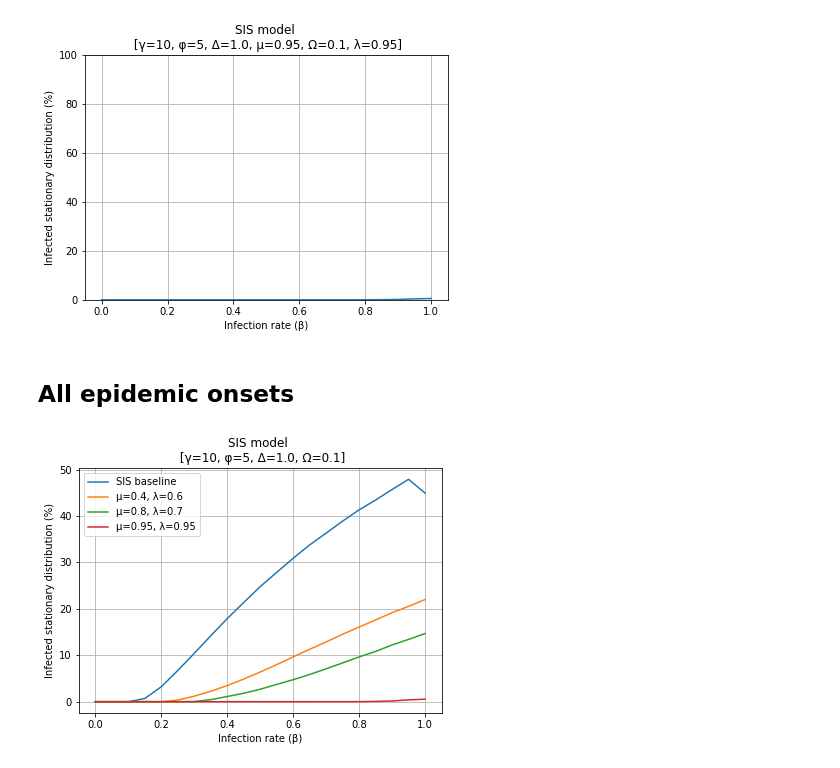
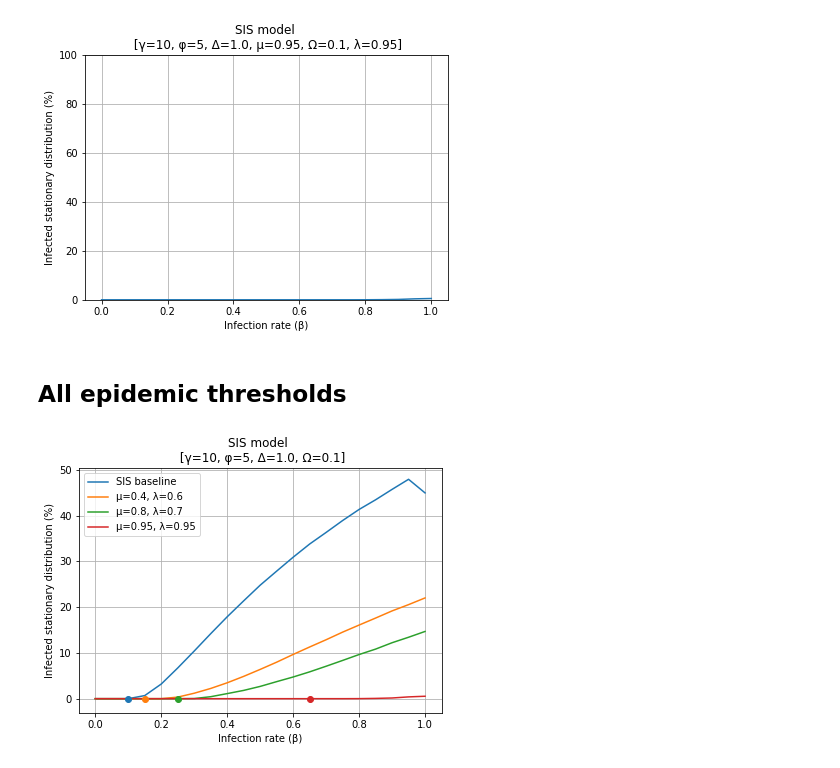
Before and after one commit to PPSantos/network-epidemics, a Jupyter notebook: SIS.ipynb, the cells around one changed output. Drawn from its saved outputs; the diff is of its cells as text; code cells hidden in the pictures.

Commit message:
Updated SIS plots

```diff
--- a/SIS.ipynb
+++ b/SIS.ipynb
@@ -715,33 +715,42 @@ np.save("output/epidemic_onset_4", results)
 # %% [output]
 [figure]
 # %% [markdown]
-## All epidemic onsets
+## All epidemic thresholds
 # %%
 PARAMETERS = [0.0, 0.05, 0.1, 0.15, 0.2, 0.25, 0.3, 0.35, 0.4, 0.45, 0.5,
               0.55, 0.6, 0.65, 0.7, 0.75, 0.8, 0.85, 0.9, 0.95, 1.0]
 FILES = ['output/epidemic_onset_1.npy', 'output/epidemic_onset_2.npy', 'output/epidemic_onset_3.npy', 'output/epidemic_onset_4.npy']
 
 LABELS = ['SIS baseline', '\u03BC=0.4, \u03BB=0.6', '\u03BC=0.8, \u03BB=0.7', '\u03BC=0.95, \u03BB=0.95']
 
 fig = plt.figure()
 fig.set_size_inches(6.5, 4.5)
 
 results = np.zeros((len(PARAMETERS)))
 
+#print(PARAMETERS)
+
 for f in FILES:
     results = np.load(f)
+    #print(results)
 
     plt.plot(PARAMETERS, results*100)
+
+# Plot epidemic thresholds.
+plt.scatter([0.1], [0.0], zorder=10)
+plt.scatter([0.15], [0.0], zorder=10)
+plt.scatter([0.25], [0.0], zorder=10)
+plt.scatter([0.65], [0.0], zorder=10)
 
 plt.xlabel('Infection rate (\u03B2)')
 plt.ylabel('Infected stationary distribution (%)')
 plt.title("SIS model \n [\u03B3=10, \u03C6=5, \u0394=1.0, \u03A9=0.1]")
 
 #plt.ylim([0,100])
 plt.grid()
 plt.legend(LABELS)
 plt.show()
 
 fig.savefig('img/SIS/SIS_epidemic_threshold_ALL.pdf')
 # %% [output]
-[figure, old version]
+[figure, new version]
```
Also changed, not shown: parts of 4 cells of this notebook, 3 other files.
